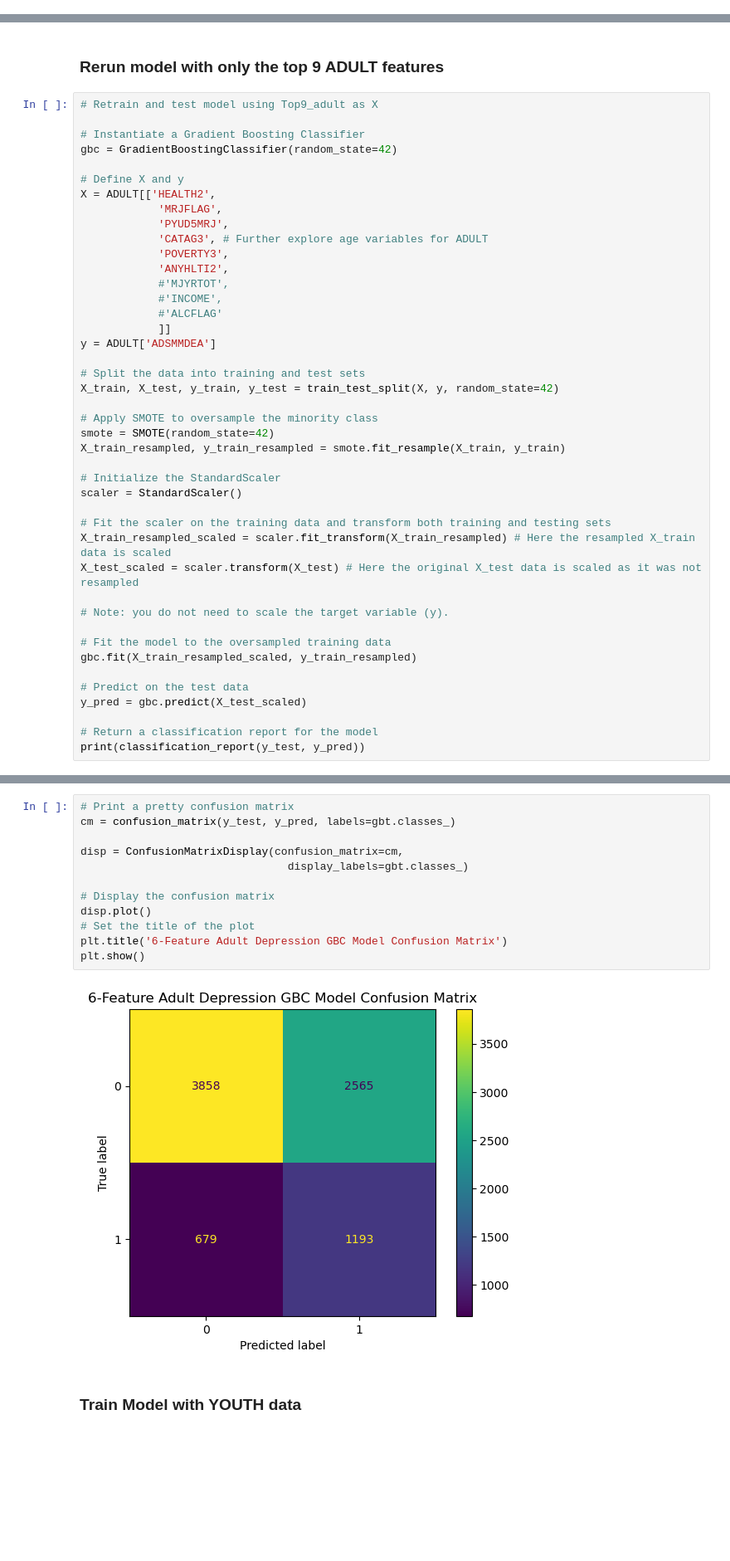
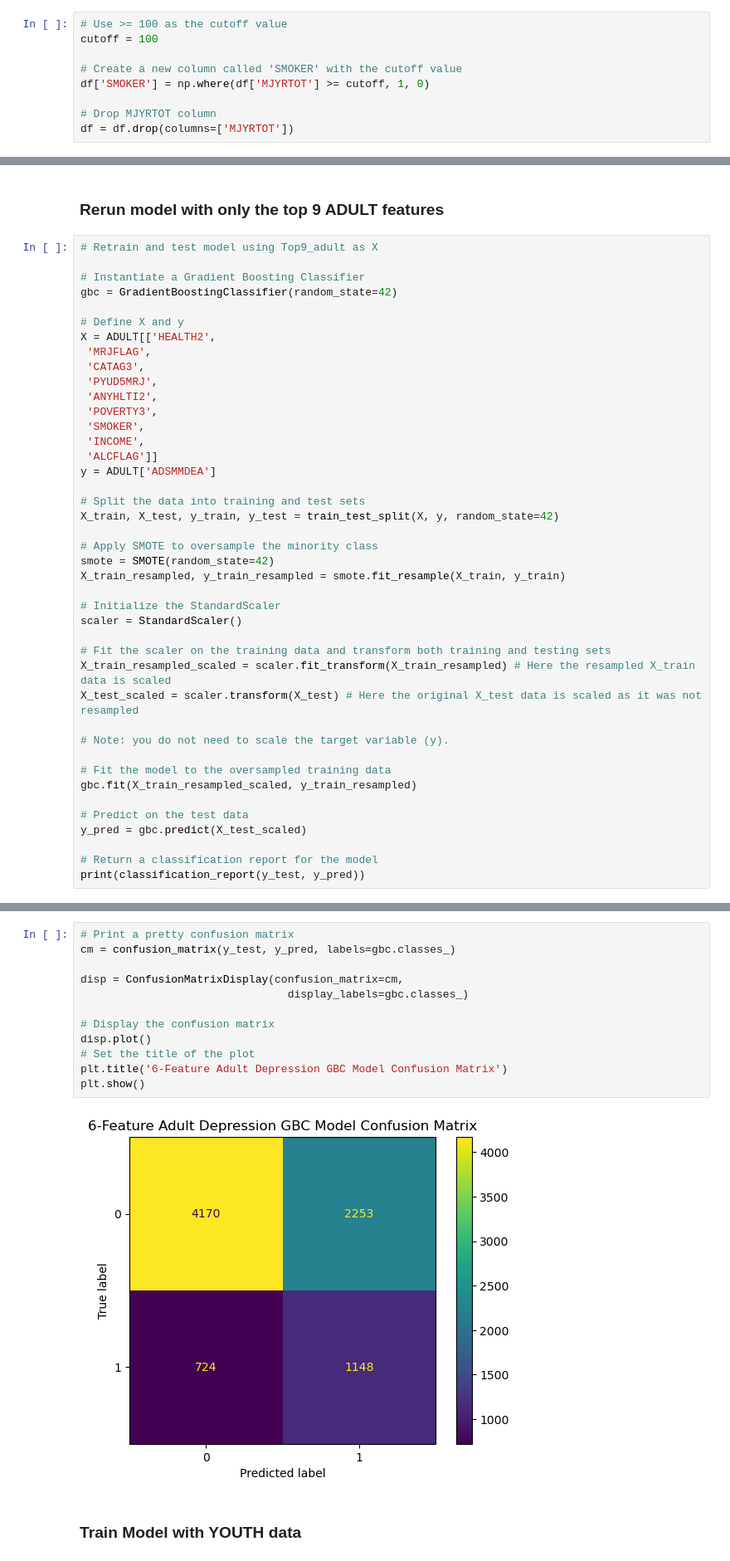
Before and after one commit to melissaprax/substance-use-mental-illness-analysis, a Jupyter notebook: mainV4_smoker.ipynb, the cells around one changed output, grey strips where cells are left out. Shown: that part at 83% size. Saved outputs shown, nothing was run; the diff lists cells and outputs as text; blank space fills up the shorter version.

```diff
--- a/mainV4_smoker.ipynb
+++ b/mainV4_smoker.ipynb
@@ -335,6 +356,15 @@ feature_importance_df
 # %%
 # Read in subset_three_targets.csv
 df = pd.read_csv('data/subset_three_targets.csv')
+# %%
+# Use >= 100 as the cutoff value
+cutoff = 100
+
+# Create a new column called 'SMOKER' with the cutoff value
+df['SMOKER'] = np.where(df['MJYRTOT'] >= cutoff, 1, 0)
+
+# Drop MJYRTOT column
+df = df.drop(columns=['MJYRTOT'])
 # %%
 # Create ADULT dataframe (CATAG3 == 2, 3, or 4)
 ADULT = df[df['CATAG3'].isin([2,3,4])]
@@ -497,15 +547,14 @@ gbc = GradientBoostingClassifier(random_state=42)
 
 # Define X and y
 X = ADULT[['HEALTH2',
-            'MRJFLAG',
-            'PYUD5MRJ',
-            'CATAG3', # Further explore age variables for ADULT
-            'POVERTY3',
-            'ANYHLTI2',
-            #'MJYRTOT',
-            #'INCOME',
-            #'ALCFLAG'
-            ]]
+ 'MRJFLAG',
+ 'CATAG3',
+ 'PYUD5MRJ',
+ 'ANYHLTI2',
+ 'POVERTY3',
+ 'SMOKER',
+ 'INCOME',
+ 'ALCFLAG']]
 y = ADULT['ADSMMDEA']
 
 # Split the data into training and test sets
@@ -544,17 +593,17 @@ weighted avg       0.73      0.61      0.64      8295
 # %%
 # Print a pretty confusion matrix
-cm = confusion_matrix(y_test, y_pred, labels=gbt.classes_)
+cm = confusion_matrix(y_test, y_pred, labels=gbc.classes_)
 
 disp = ConfusionMatrixDisplay(confusion_matrix=cm,
-                                display_labels=gbt.classes_)
+                                display_labels=gbc.classes_)
 
 # Display the confusion matrix
 disp.plot()
 # Set the title of the plot
 plt.title('6-Feature Adult Depression GBC Model Confusion Matrix')
 plt.show()
 # %% [output]
-[figure, old version]
+[figure, new version]
 # %% [markdown]
 ### Train Model with YOUTH data
 # %%
```
Also changed, not shown: parts of 32 cells of this notebook, 2 other files.
